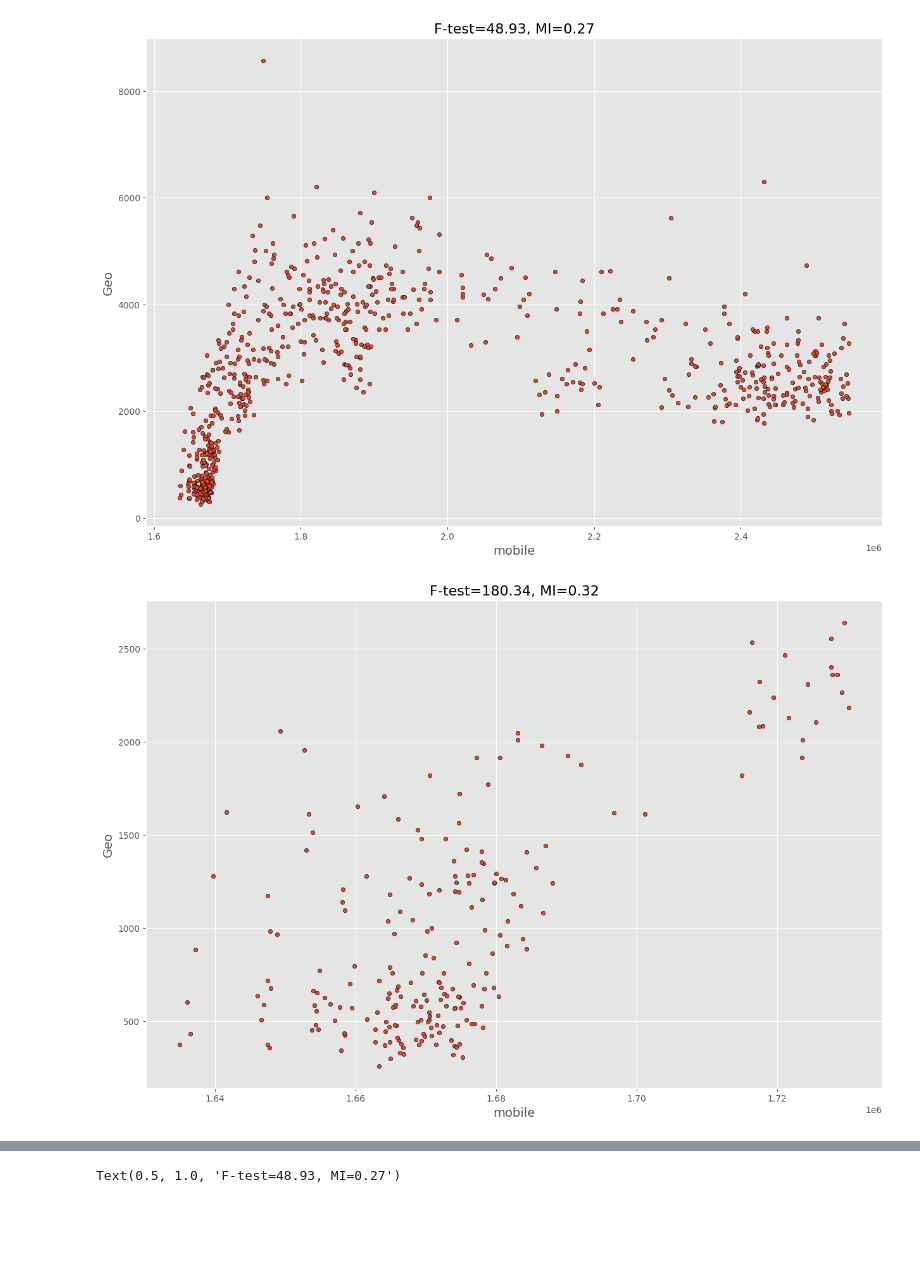
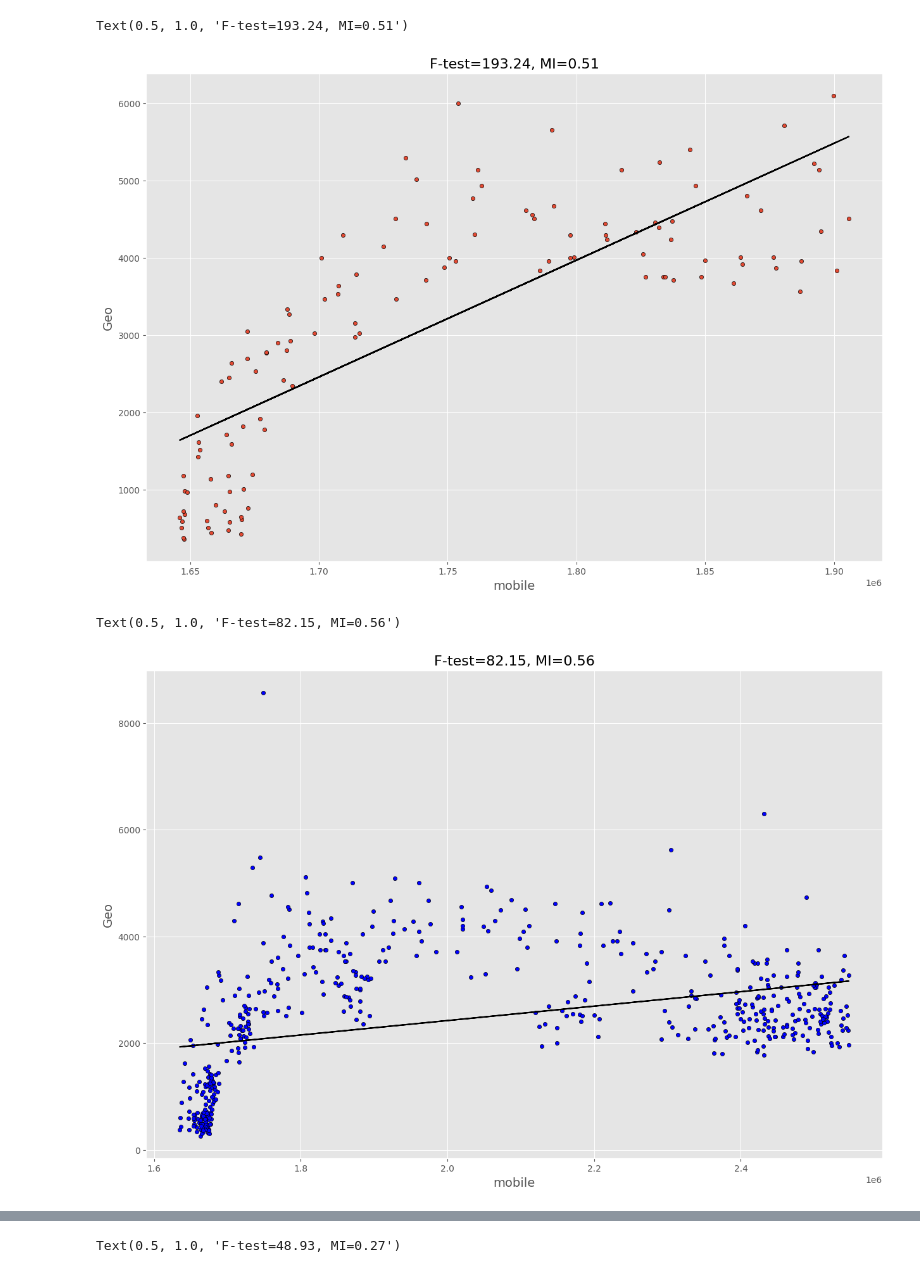
Before and after one commit to sy-zvjkqv/persons_move_analysis, a Jupyter notebook: notebooks/mobile/mutual_information.ipynb, the cells around one changed output, grey strips where cells are left out. Saved outputs shown, nothing was run; the diff lists cells and outputs as text; code cells hidden in the pictures; blank space fills up the shorter version.

```diff
--- a/notebooks/mobile/mutual_information.ipynb
+++ b/notebooks/mobile/mutual_information.ipynb
@@ -36,6 +209,22 @@ estimate_month7_Geo_ban_flatten = estimate_month7_Geo_ban.flatten()
+# %%
+holiday_key_list = []
+workday_key_list = []
+for i in range(0,30):
+    if (i%7==1):
+        holiday_key_list.append(i)
+    if (i%7==2):
+        holiday_key_list.append(i)
+    else:
+        workday_key_list.append(i)
+# %%
+workday_mobile = np.delete(estimate_from_mobile_data, holiday_key_list, 0)
+holiday_mobile = np.delete(estimate_from_mobile_data, workday_key_list, 0)
+# %%
+workday_geo = np.delete(estimate_month7_Geo, holiday_key_list, 0)
+holiday_geo = np.delete(estimate_month7_Geo, workday_key_list, 0)
 # %%
-X = estimate_from_mobile_data_flatten.reshape(-1,1)
-y = estimate_month7_Geo_flatten.reshape(-1,1)
+X = holiday_mobile.reshape(-1,1)
+y = holiday_geo.reshape(-1,1)
 f_test, _ = f_regression(X, y)
 #f_test /= np.max(f_test)
 
@@ -44,30 +233,39 @@ mi = mutual_info_regression(X, y)
 
 plt.figure(figsize=(15, 10))
 
+a, b = np.polyfit(X[:,0], y, 1)
+# フィッティング直線
+y2 = a * X + b
+plt.plot(X, y2,color='black')
+
 #plt.subplot(1, 3, 0 + 1)
-plt.scatter(X[:, 0], y, edgecolor="black", s=20)
+plt.scatter(X, y, edgecolor="black", s=20)
 plt.xlabel("mobile", fontsize=14)
 plt.ylabel("Geo", fontsize=14)
 plt.title("F-test={:.2f}, MI={:.2f}".format(f_test[0], mi[0]), fontsize=16)
-plt.show()
 # %% [output]
+Text(0.5, 1.0, 'F-test=193.24, MI=0.51')
-[figure, old version]
+[figure, new version]
 # %%
-X = estimate_from_mobile_data_asa_flatten.reshape(-1,1)
-y = estimate_month7_Geo_asa_flatten.reshape(-1,1)
+X = workday_mobile.reshape(-1,1)
+y = workday_geo.reshape(-1,1)
 f_test, _ = f_regression(X, y)
 #f_test /= np.max(f_test)
 
 mi = mutual_info_regression(X, y)
 #mi /= np.max(mi)
 
 plt.figure(figsize=(15, 10))
+a, b = np.polyfit(X[:,0], y, 1)
+# フィッティング直線
+y2 = a * X + b
+plt.plot(X, y2,color='black')
 
 #plt.subplot(1, 3, 0 + 1)
-plt.scatter(X[:, 0], y, edgecolor="black", s=20)
+plt.scatter(X, y, edgecolor="black", s=20,c='blue')
 plt.xlabel("mobile", fontsize=14)
 plt.ylabel("Geo", fontsize=14)
 plt.title("F-test={:.2f}, MI={:.2f}".format(f_test[0], mi[0]), fontsize=16)
-plt.show()
 # %% [output]
+Text(0.5, 1.0, 'F-test=82.15, MI=0.56')
-[figure, old version]
+[figure, new version]
```
Also changed, not shown: parts of 9 cells of this notebook, 6 other files.
